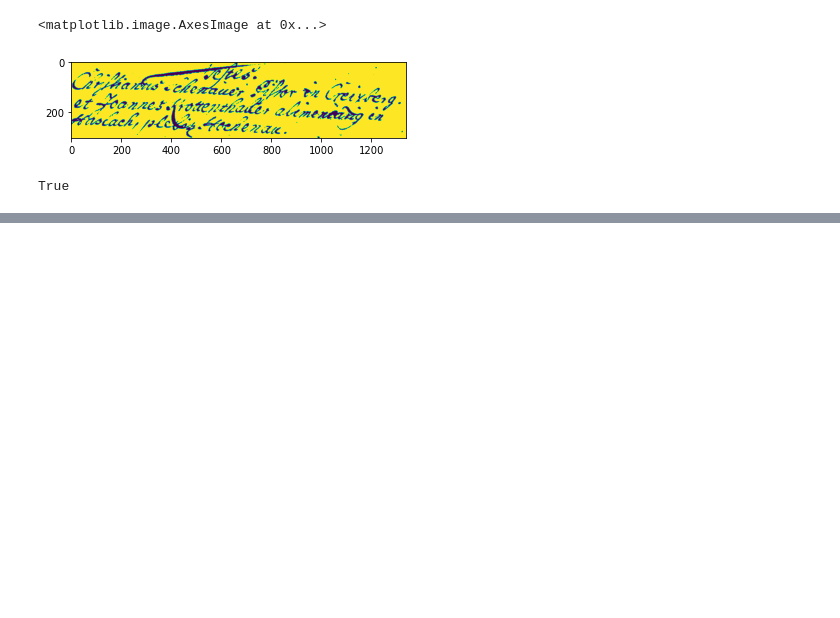
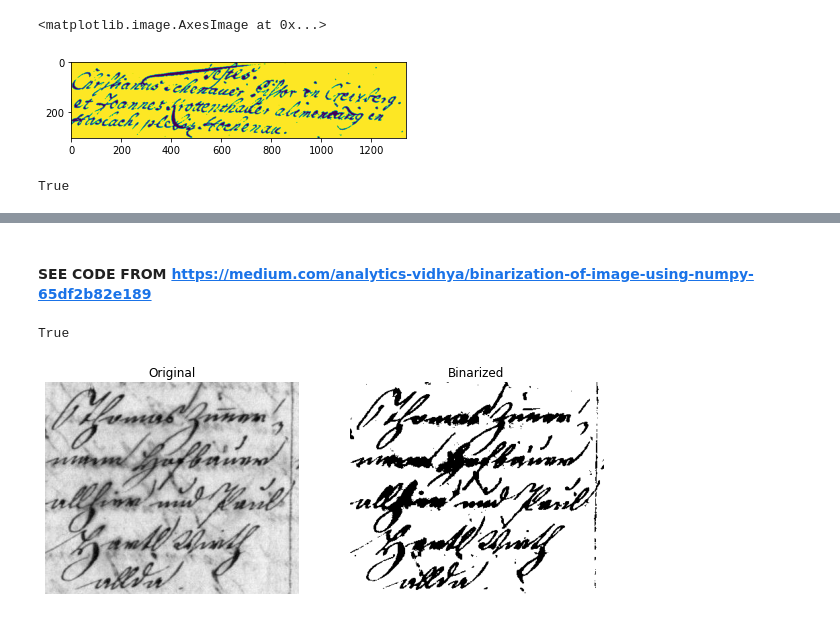
Before and after one commit to ross-k/Image-Binarization-for-Handwriting-OCR, a Jupyter notebook: notebooks/2a - image bin OCR EDA v2.ipynb, the cells around one changed output, grey strips where cells are left out. Drawn from its saved outputs; the diff is of its cells as text; code cells hidden in the pictures; blank space fills up the shorter version.

```diff
--- a/notebooks/2a - image bin OCR EDA v2.ipynb
+++ b/notebooks/2a - image bin OCR EDA v2.ipynb
@@ -299,0 +373,50 @@ True
+# %% [markdown]
+#### SEE CODE FROM https://medium.com/analytics-vidhya/binarization-of-image-using-numpy-65df2b82e189
+# %%
+
+def read_this(image_file,
+              gray_scale=False):
+    image_src = cv2.imread(image_file)
+    if gray_scale:
+        image_src = cv2.cvtColor(image_src,
+                                 cv2.COLOR_BGR2GRAY)
+    else:
+        image_src = cv2.cvtColor(image_src,
+                                 cv2.COLOR_BGR2RGB)
+    return image_src
+# %%
+def binarize_lib(image_file,
+                 thresh_val=127,
+                 with_plot=False,
+                 gray_scale=False):
+    image_src = read_this(image_file=image_file,
+                          gray_scale=gray_scale)
+    th, image_b = cv2.threshold(src=image_src,
+                                thresh=thresh_val,
+                                maxval=255,
+                                type=cv2.THRESH_BINARY)
+    if with_plot:
+        cmap_val = None if not gray_scale else 'gray'
+        fig, (ax1, ax2) = plt.subplots(nrows=1,
+                                       ncols=2,
+                                       figsize=(10, 20))
+
+        ax1.axis("off")
+        ax1.title.set_text('Original')
+
+        ax2.axis("off")
+        ax2.title.set_text("Binarized")
+
+        ax1.imshow(image_src,
+                   cmap = cmap_val)
+        ax2.imshow(image_b,
+                   cmap = cmap_val)
+        return True
+    return image_b
+# %%
+binarize_lib(image_file = '../data/H-DIBCO_data/DIBCO/2016/DIPCO2016_dataset/10.bmp',
+             with_plot  = True,
+             gray_scale = True)
+# %% [output]
+True
+[figure, added]
```
Also changed, not shown: parts of 34 cells of this notebook.
